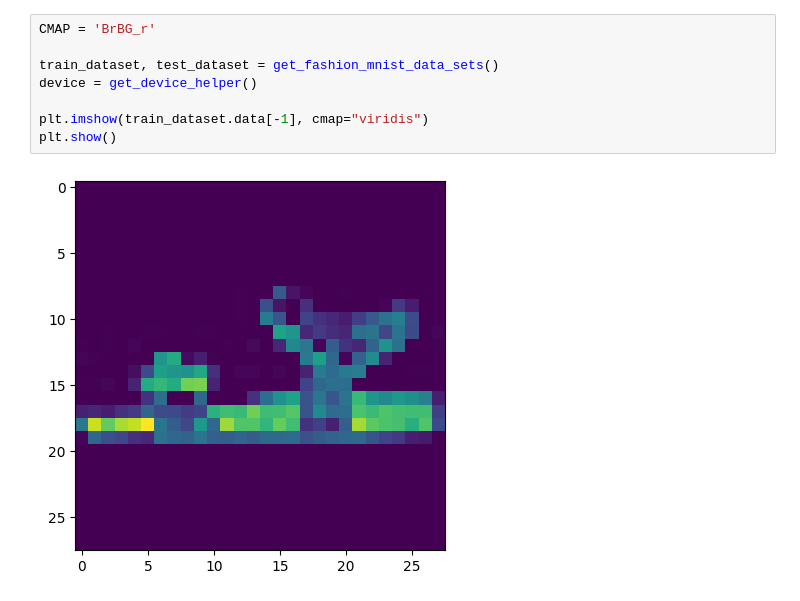
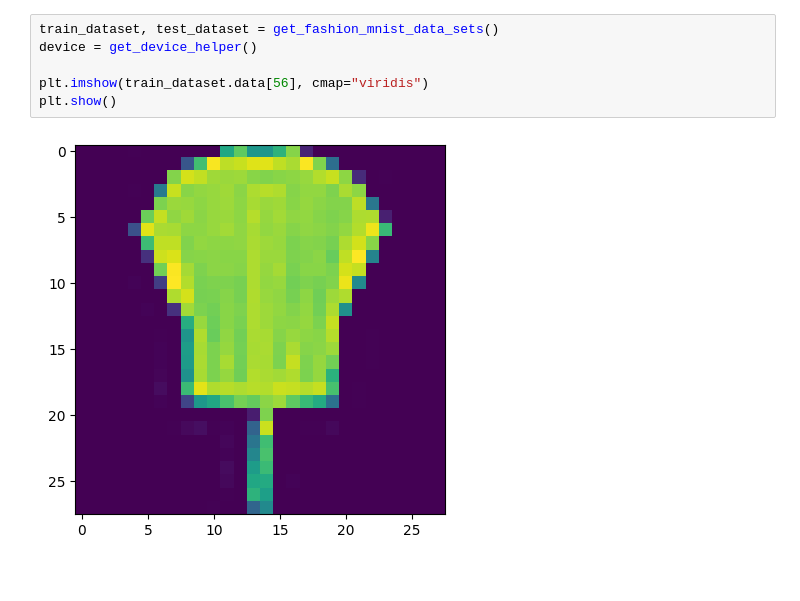
Before and after one commit to hunter-lybbert/uw-central, a Jupyter notebook: data_analysis/hw_05/evaluate_experiment_results.ipynb, the cells around one changed output. Drawn from its saved outputs; the diff is of its cells as text.

```diff
--- a/data_analysis/hw_05/evaluate_experiment_results.ipynb
+++ b/data_analysis/hw_05/evaluate_experiment_results.ipynb
@@ -161,10 +126,8 @@ from src.data_analysis.model_training import (
 # %%
-CMAP = 'BrBG_r'
-
 train_dataset, test_dataset = get_fashion_mnist_data_sets()
 device = get_device_helper()
 
-plt.imshow(train_dataset.data[-1], cmap="viridis")
+plt.imshow(train_dataset.data[56], cmap="viridis")
 plt.show()
 # %% [output]
-[figure, old version]
+[figure, new version]
```
Also changed, not shown: parts of 21 cells of this notebook, 5 other files.
